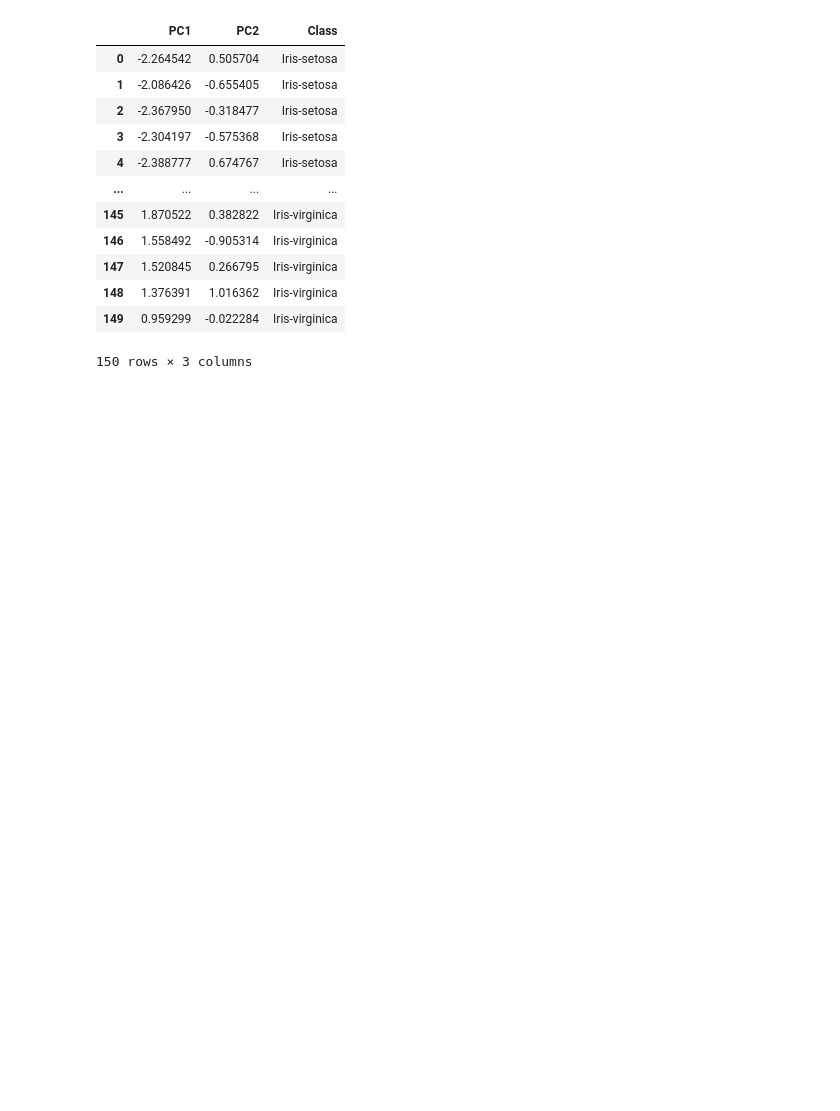
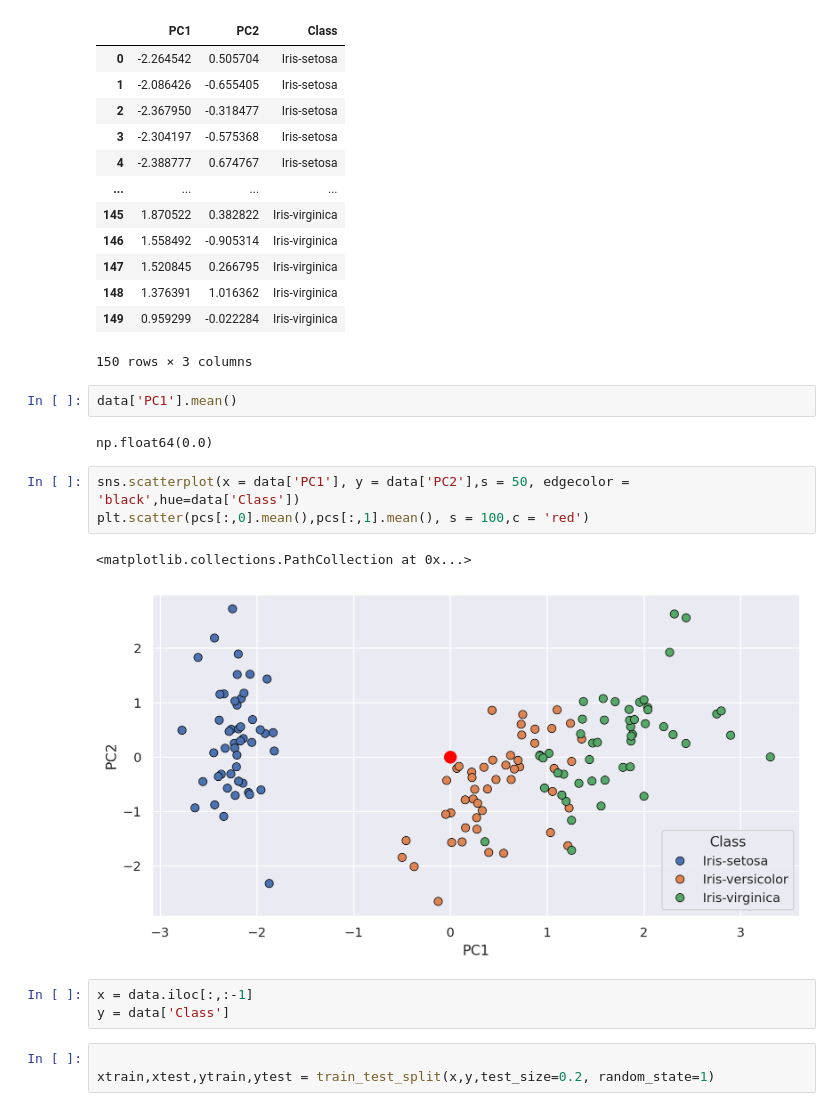
Before and after one commit to Rushi-code1/Data_Science_Practice, a Jupyter notebook: Machine Learnng/PCA/PCA.ipynb, the cells around one changed output. Saved outputs shown, nothing was run; the diff lists cells and outputs as text; blank space fills up the shorter version.

```diff
--- a/Machine Learnng/PCA/PCA.ipynb
+++ b/Machine Learnng/PCA/PCA.ipynb
@@ -276,3 +237,19 @@ data
 | 148 | 1.376391 | 1.016362 | Iris-virginica |
 | 149 | 0.959299 | -0.022284 | Iris-virginica |
 150 rows × 3 columns
+# %%
+data['PC1'].mean()
+# %% [output]
+np.float64(0.0)
+# %%
+sns.scatterplot(x = data['PC1'], y = data['PC2'],s = 50, edgecolor = 'black',hue=data['Class'])
+plt.scatter(pcs[:,0].mean(),pcs[:,1].mean(), s = 100,c = 'red')
+# %% [output]
+<matplotlib.collections.PathCollection at 0x...>
+[figure, added]
+# %%
+x = data.iloc[:,:-1]
+y = data['Class']
+# %%
+
+xtrain,xtest,ytrain,ytest = train_test_split(x,y,test_size=0.2, random_state=1)
```
Also changed, not shown: parts of 5 cells of this notebook.
